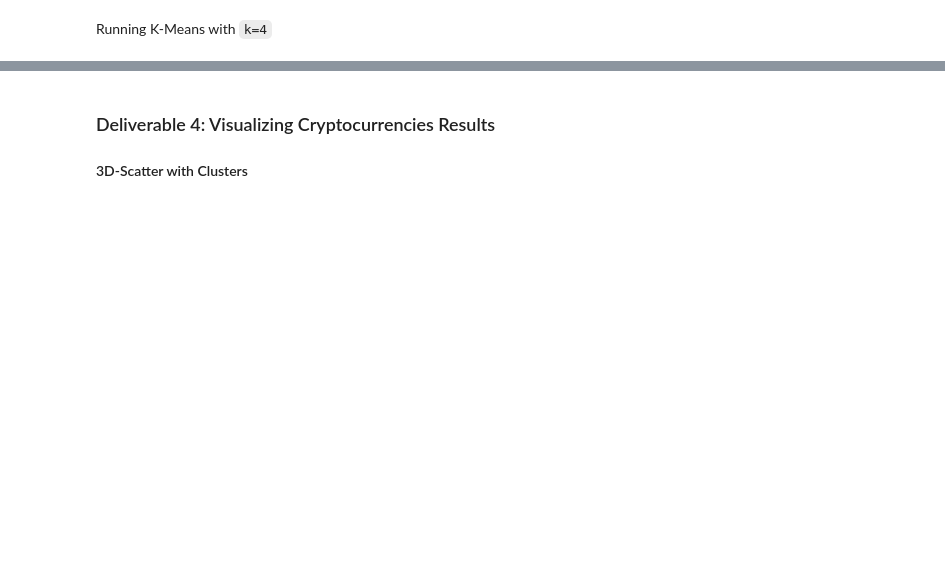
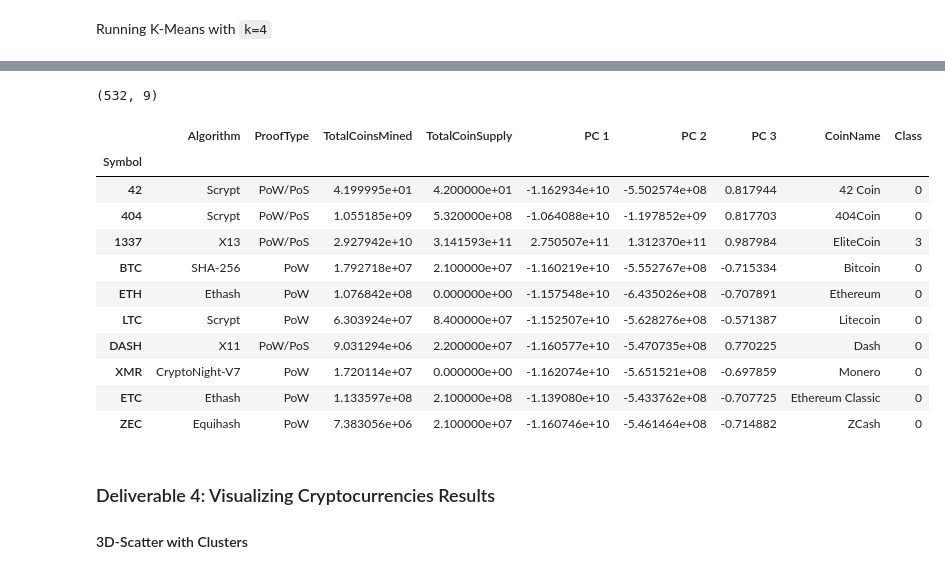
Before and after one commit to TPapiernik/Module_18_Challenge, a Jupyter notebook: crypto_clustering.ipynb, the cells around one changed output, grey strips where cells are left out. Drawn from its saved outputs; the diff is of its cells as text; code cells hidden in the pictures; blank space fills up the shorter version.

```diff
--- a/crypto_clustering.ipynb
+++ b/crypto_clustering.ipynb
@@ -296,0 +291,20 @@ crypto_pca_df.head(10)
+# %%
+# Create an elbow curve to find the best value for K.
+# YOUR CODE HERE
+
+# Inertia Calculation Set-Up
+inertia = []
+k = list(range(1, 11))
+
+# Calculate inertia for the range of K values
+for i in k:
+    km = KMeans(n_clusters=i, random_state=0)
+    km.fit(crypto_pca_df)
+    inertia.append(km.inertia_)
+
+# Plot Set-Up
+elbow_data = {"k": k, "inertia": inertia}
+
+elbow_df = pd.DataFrame(elbow_data)
+
+elbow_df.hvplot.line(x="k", y="inertia", xticks=k, title="Elbow Curve")
@@ -299,9 +315,8 @@ Running K-Means with `k=4`
 # %%
 # Initialize the K-Means model.
 # YOUR CODE HERE
-
-# Fit the model
-# YOUR CODE HERE
-
-# Predict clusters
-# YOUR CODE HERE
+model = KMeans(n_clusters=4, random_state=0)
+# %%
+# Fit the model
+# YOUR CODE HERE
+model.fit(crypto_pca_df)
@@ -308,17 +348,34 @@ Running K-Means with `k=4`
 # %%
 # Create a new DataFrame including predicted clusters and cryptocurrencies features.
 # Concatentate the crypto_df and pcs_df DataFrames on the same columns.
 # YOUR CODE HERE
+clustered_df = pd.concat([crypto_traded_working_algorithm_non_zero_coins_no_names_df, crypto_pca_df], axis=1, sort=False)
 
 #  Add a new column, "CoinName" to the clustered_df DataFrame that holds the names of the cryptocurrencies.
 # YOUR CODE HERE
+clustered_df["CoinName"] = coin_names_df["CoinName"]
 
 #  Add a new column, "Class" to the clustered_df DataFrame that holds the predictions.
 # YOUR CODE HERE
+clustered_df["Class"] = model.labels_
 
 # Print the shape of the clustered_df
 print(clustered_df.shape)
 clustered_df.head(10)
+# %% [output]
+(532, 9)
+|  | Algorithm | ProofType | TotalCoinsMined | TotalCoinSupply | PC 1 | PC 2 | PC 3 | CoinName | Class |
+| Symbol |  |  |  |  |  |  |  |  |  |
+| 42 | Scrypt | PoW/PoS | 4.199995e+01 | 4.200000e+01 | -1.162934e+10 | -5.502574e+08 | 0.817944 | 42 Coin | 0 |
+| 404 | Scrypt | PoW/PoS | 1.055185e+09 | 5.320000e+08 | -1.064088e+10 | -1.197852e+09 | 0.817703 | 404Coin | 0 |
+| 1337 | X13 | PoW/PoS | 2.927942e+10 | 3.141593e+11 | 2.750507e+11 | 1.312370e+11 | 0.987984 | EliteCoin | 3 |
+| BTC | SHA-256 | PoW | 1.792718e+07 | 2.100000e+07 | -1.160219e+10 | -5.552767e+08 | -0.715334 | Bitcoin | 0 |
+| ETH | Ethash | PoW | 1.076842e+08 | 0.000000e+00 | -1.157548e+10 | -6.435026e+08 | -0.707891 | Ethereum | 0 |
+| LTC | Scrypt | PoW | 6.303924e+07 | 8.400000e+07 | -1.152507e+10 | -5.628276e+08 | -0.571387 | Litecoin | 0 |
+| DASH | X11 | PoW/PoS | 9.031294e+06 | 2.200000e+07 | -1.160577e+10 | -5.470735e+08 | 0.770225 | Dash | 0 |
+| XMR | CryptoNight-V7 | PoW | 1.720114e+07 | 0.000000e+00 | -1.162074e+10 | -5.651521e+08 | -0.697859 | Monero | 0 |
+| ETC | Ethash | PoW | 1.133597e+08 | 2.100000e+08 | -1.139080e+10 | -5.433762e+08 | -0.707725 | Ethereum Classic | 0 |
+| ZEC | Equihash | PoW | 7.383056e+06 | 2.100000e+07 | -1.160746e+10 | -5.461464e+08 | -0.714882 | ZCash | 0 |
 # %% [markdown]
 ### Deliverable 4: Visualizing Cryptocurrencies Results
 
```
Also changed, not shown: parts of 5 cells of this notebook, 1 other file.
